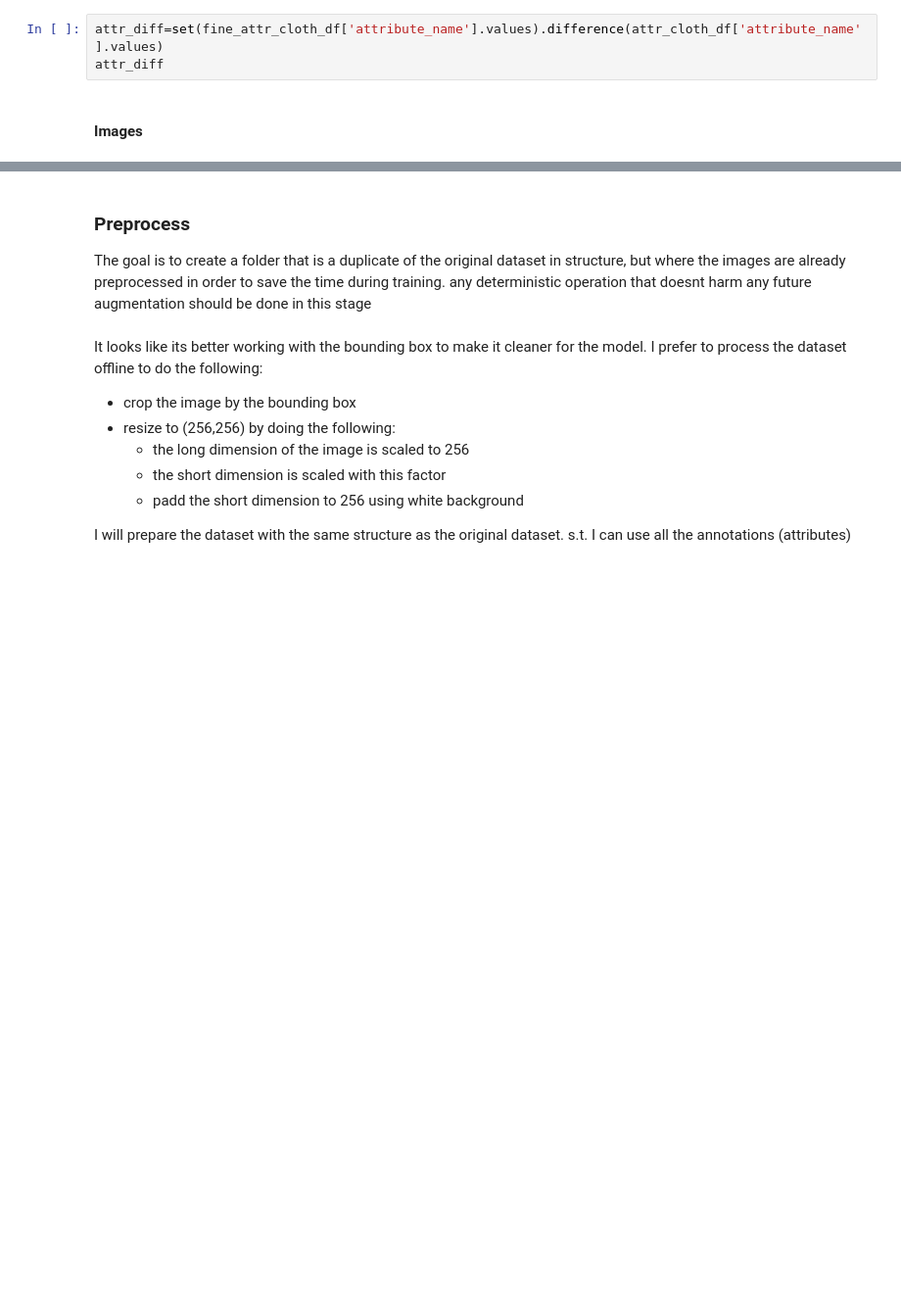
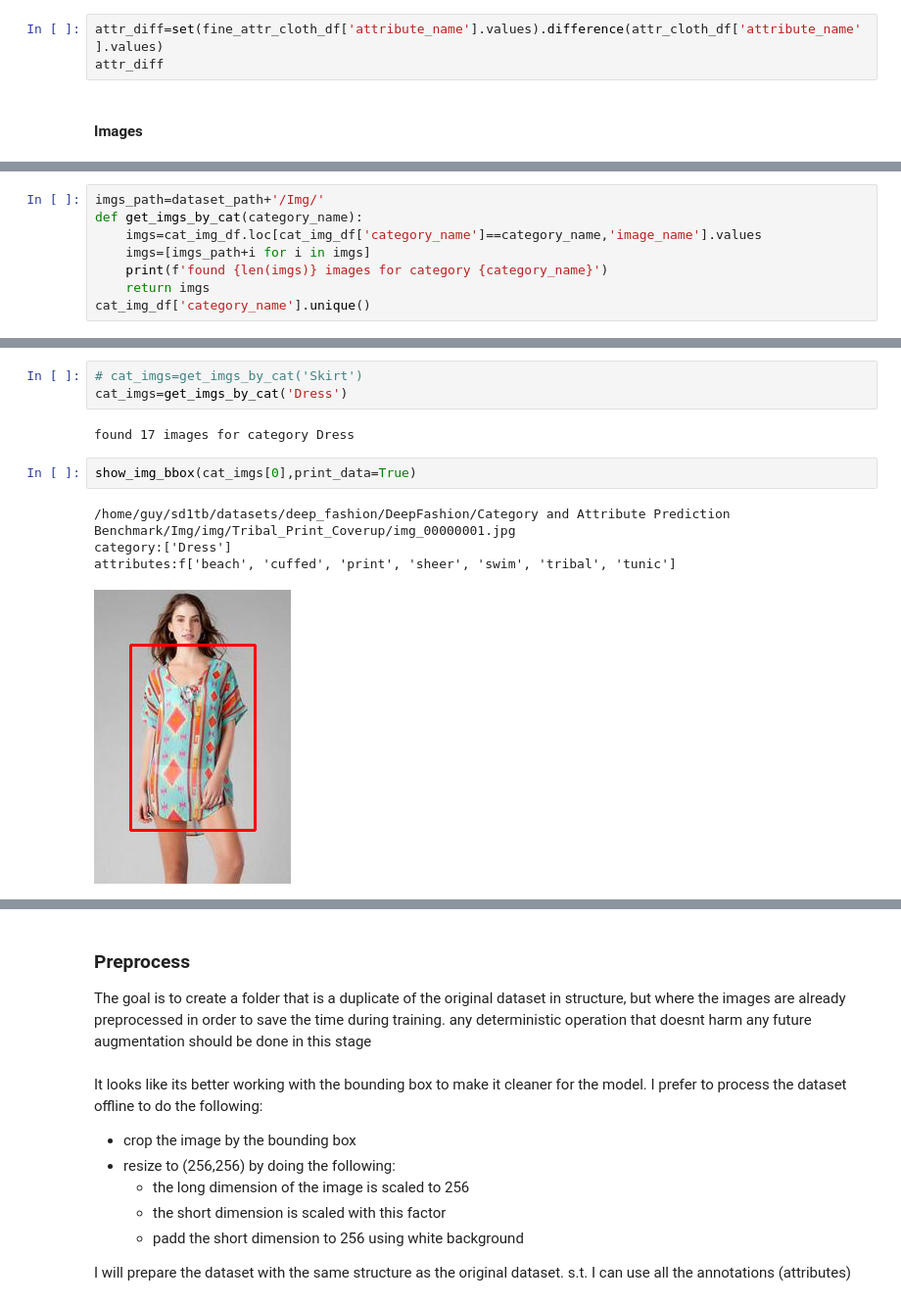
Before and after one commit to guyk1971/PyTorch-VAE, a Jupyter notebook: datasets/deep_fashion.ipynb, the cells around one changed output, grey strips where cells are left out. Shown at 98% size. Cells and saved outputs as stored; diff of their text form; blank space fills up the shorter version.

```diff
--- a/datasets/deep_fashion.ipynb
+++ b/datasets/deep_fashion.ipynb
@@ -544,0 +704,8 @@ img_fn[0].split('Img/')[0]+'Img/preprocessed_'+img_fn[0].split('Img/')[1]
+# %%
+imgs_path=dataset_path+'/Img/'
+def get_imgs_by_cat(category_name):
+    imgs=cat_img_df.loc[cat_img_df['category_name']==category_name,'image_name'].values
+    imgs=[imgs_path+i for i in imgs]
+    print(f'found {len(imgs)} images for category {category_name}')
+    return imgs
+cat_img_df['category_name'].unique()
@@ -544,0 +722,12 @@ img_fn[0].split('Img/')[0]+'Img/preprocessed_'+img_fn[0].split('Img/')[1]
+# %%
+# cat_imgs=get_imgs_by_cat('Skirt')
+cat_imgs=get_imgs_by_cat('Dress')
+# %% [output]
+found 17 images for category Dress
+# %%
+show_img_bbox(cat_imgs[0],print_data=True)
+# %% [output]
+/home/guy/sd1tb/datasets/deep_fashion/DeepFashion/Category and Attribute Prediction Benchmark/Img/img/Tribal_Print_Coverup/img_00000001.jpg
+category:['Dress']
+attributes:f['beach', 'cuffed', 'print', 'sheer', 'swim', 'tribal', 'tunic']
+[figure, added]
```
Also changed, not shown: parts of 31 cells of this notebook, 2 other files.
